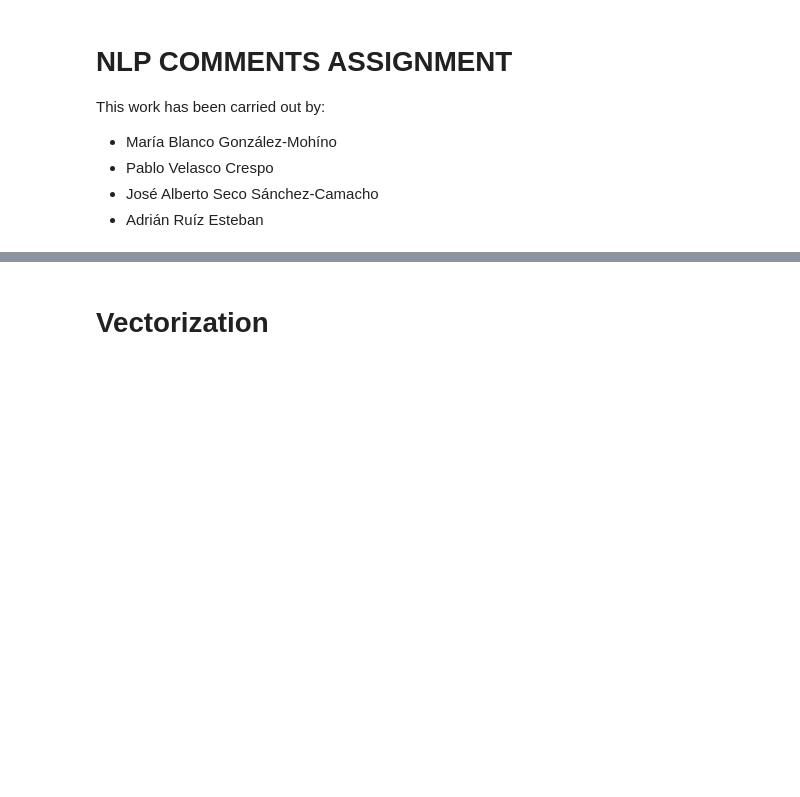
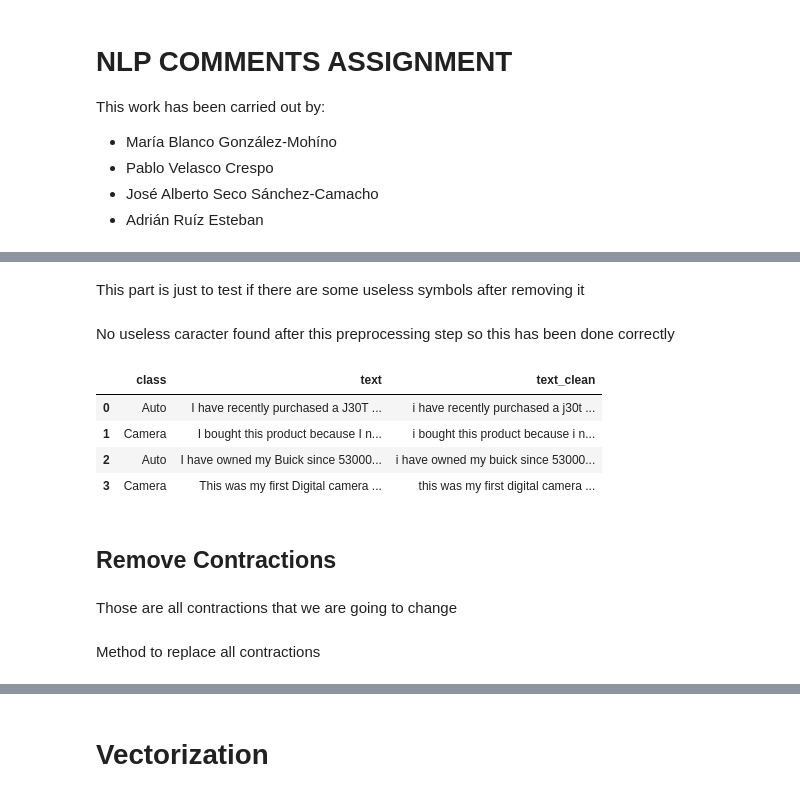
Before and after one commit to MariaBlancoGonzalez/MachineLearningTechniques, a Jupyter notebook: notebooks/NLP_Classification.ipynb, the cells around one changed output, grey strips where cells are left out. Cells and saved outputs as stored; diff of their text form; code cells hidden in the pictures; blank space fills up the shorter version.

```diff
--- a/notebooks/NLP_Classification.ipynb
+++ b/notebooks/NLP_Classification.ipynb
@@ -23,0 +66,2 @@ comments.head(6)
+# %% [markdown]
+This part is just to test if there are some useless symbols after removing it
@@ -23,0 +74,14 @@ comments.head(6)
+# %% [markdown]
+No useless caracter found after this preprocessing step so this has been done correctly
+# %%
+comments.head(4)
+# %% [output]
+|  | class | text | text_clean |
+| 0 | Auto | I have recently purchased a J30T ... | i have recently purchased a j30t ... |
+| 1 | Camera | I bought this product because I n... | i bought this product because i n... |
+| 2 | Auto | I have owned my Buick since 53000... | i have owned my buick since 53000... |
+| 3 | Camera | This was my first Digital camera ... | this was my first digital camera ... |
+# %% [markdown]
+## Remove Contractions
+# %% [markdown]
+Those are all contractions that we are going to change
@@ -23,0 +204,2 @@ comments.head(6)
+# %% [markdown]
+Method to replace all contractions
```
Also changed, not shown: parts of 44 cells of this notebook.
